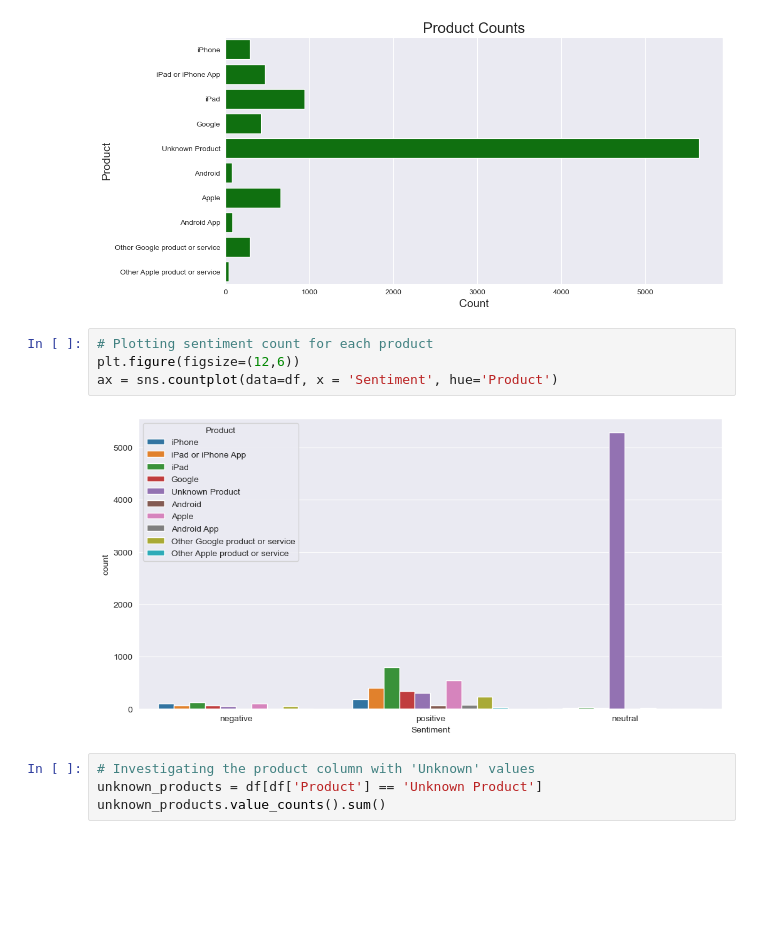
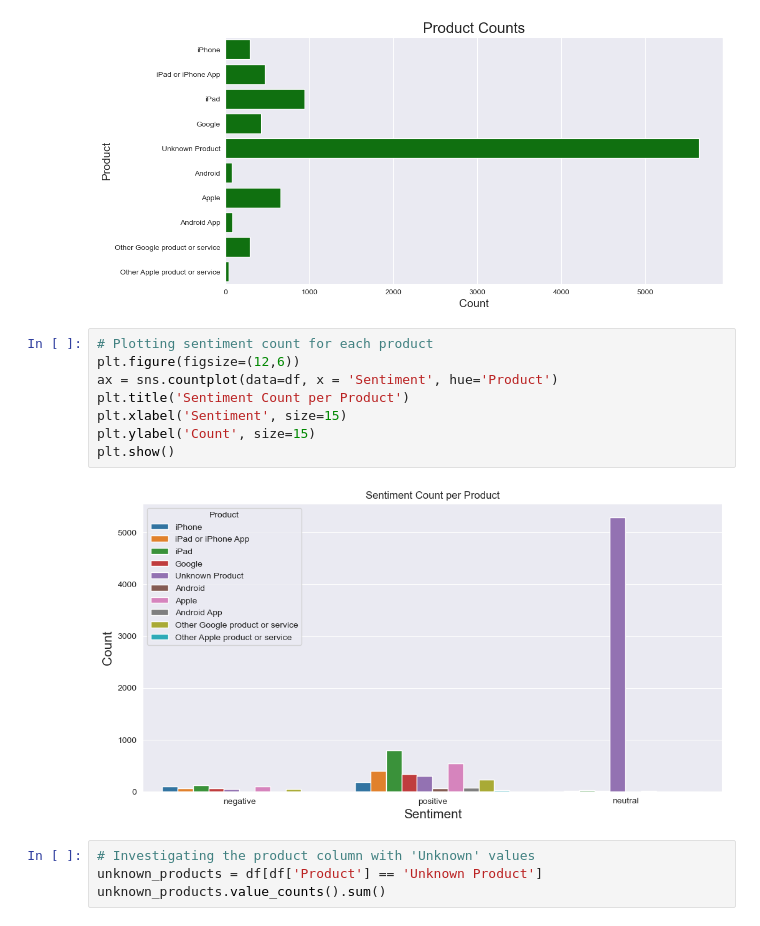
Before and after one commit to jgatharia/Phase_4_Project_, a Jupyter notebook: shamla.ipynb, the cells around one changed output. Drawn from its saved outputs; the diff is of its cells as text; blank space fills up the shorter version.

```diff
--- a/shamla.ipynb
+++ b/shamla.ipynb
@@ -339,9 +320,13 @@ Text(0, 0.5, 'Product')
 # %%
 # Plotting sentiment count for each product
 plt.figure(figsize=(12,6))
 ax = sns.countplot(data=df, x = 'Sentiment', hue='Product')
+plt.title('Sentiment Count per Product')
+plt.xlabel('Sentiment', size=15)
+plt.ylabel('Count', size=15)
+plt.show()
 # %% [output]
-[figure, old version]
+[figure, new version]
 # %%
 # Investigating the product column with 'Unknown' values
 unknown_products = df[df['Product'] == 'Unknown Product']
```
Also changed, not shown: parts of 16 cells of this notebook.
